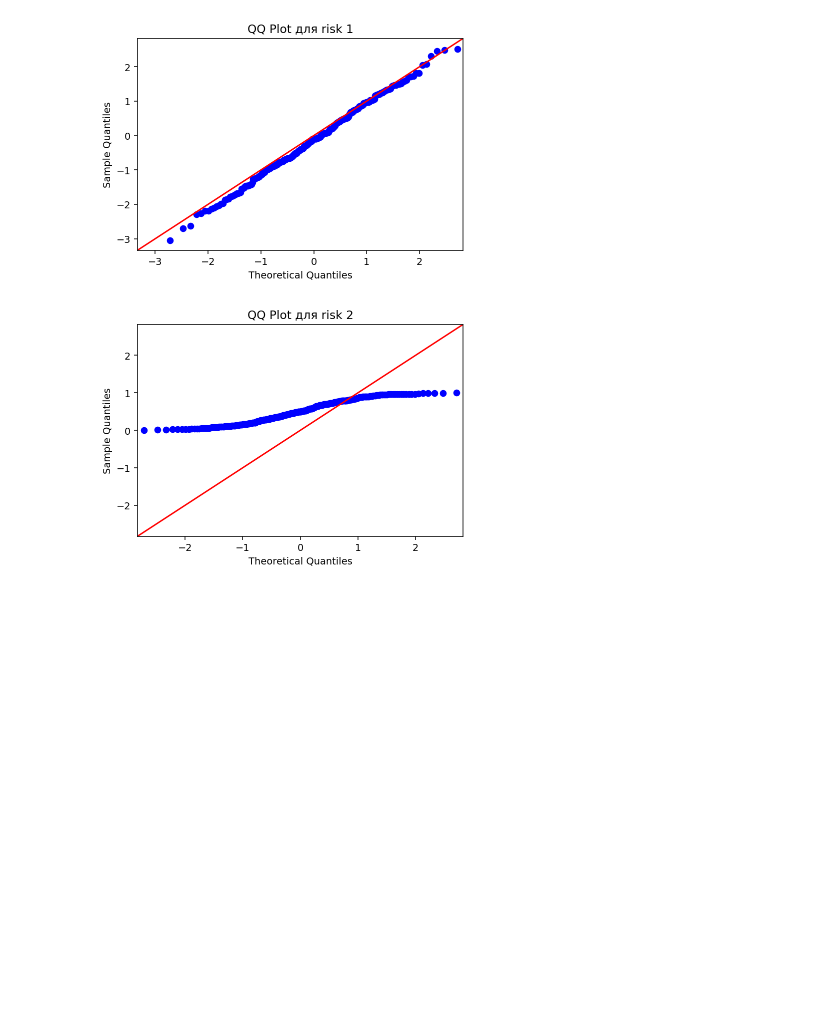
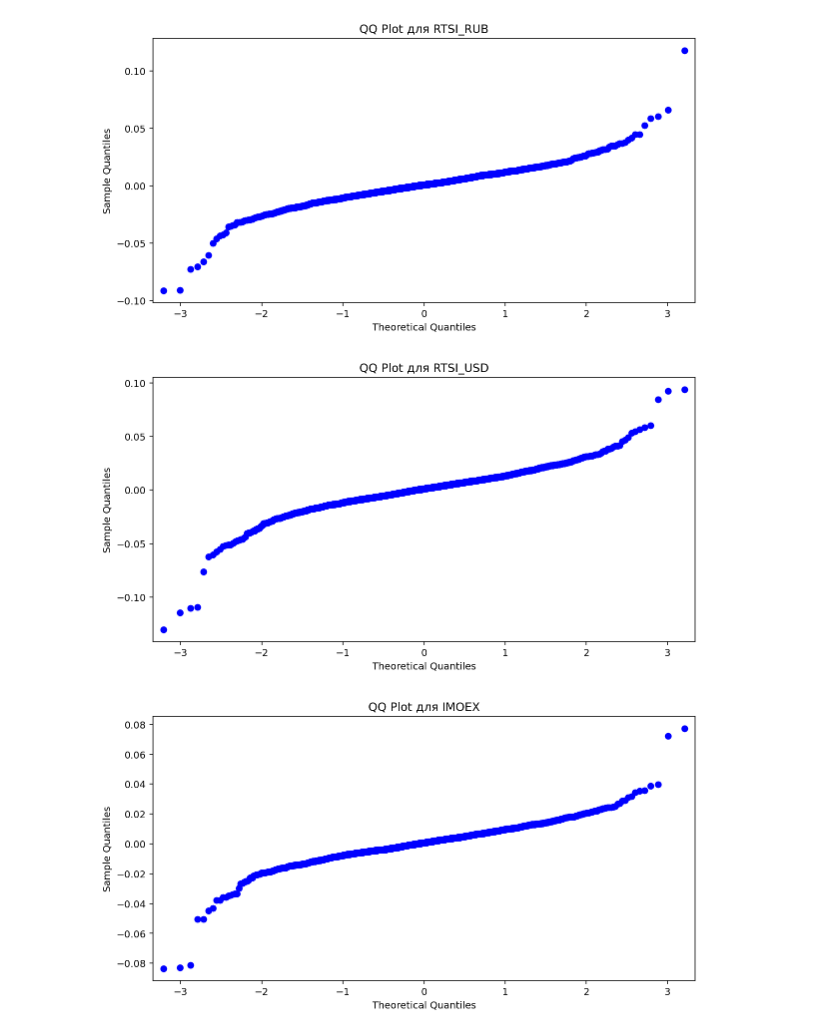
Before and after one commit to gaarutyunov/market-risk, a Jupyter notebook: notebooks/risks_visualizing.ipynb, the cells around one changed output. Drawn from its saved outputs; the diff is of its cells as text; code cells hidden in the pictures; blank space fills up the shorter version.

```diff
--- a/notebooks/risks_visualizing.ipynb
+++ b/notebooks/risks_visualizing.ipynb
@@ -5,5 +5,8 @@ import matplotlib.pyplot as plt
 import seaborn as sns
 %config InlineBackend.figure_format='retina'
 plt.rcParams["figure.dpi"] = 70
+plt.rcParams['figure.figsize'] = [10, 5]
+from pathlib import Path
+
 
 import statsmodels.api as sm
@@ -13,3 +20,36 @@ data = pd.DataFrame({'risk 1': np.random.normal(0, 1, 300),
+# %%
+_imoex_path = Path('..', 'data', 'index', 'history', 'IMOEX.csv')
+_rtsi_path = Path('..', 'data', 'index', 'history', 'RTSI.csv')
+_CB_rate_path = Path('..', 'data', 'credit_rate.csv')
+_indicative_rate_path = Path('..', 'data', 'RUB_ind.csv')
+# %%
+imoexDF = pd.read_csv(_imoex_path, index_col="TRADEDATE", usecols=["TRADEDATE", "CLOSE"])
+imoexDF.index = pd.to_datetime(imoexDF.index)
+
+rtsi_DF = pd.read_csv(_rtsi_path, usecols=["TRADEDATE", "CLOSE"])
+rtsi_DF.TRADEDATE = pd.to_datetime(rtsi_DF.TRADEDATE).apply(lambda x: x.date())
+rtsi_DF.set_index("TRADEDATE", inplace=True)
+rtsi_USD_df = rtsi_DF.copy()
+
+RUB_ind_rate = pd.read_csv(_indicative_rate_path).drop("#", axis=1)
+RUB_ind_rate.moment = pd.to_datetime(RUB_ind_rate.moment).apply(lambda x: x.date())
+RUB_ind_rate.set_index("moment", inplace=True)
+
+rtsi_DF = rtsi_DF.mul(RUB_ind_rate, fill_value=1)
+rtsi_DF["CLOSE"] = rtsi_DF["CLOSE"] * rtsi_DF["value"]
+rtsi_DF.drop("value", inplace=True, axis=1)
+rtsi_DF = rtsi_DF[~rtsi_DF.index.duplicated(keep='last')]
+rtsi_DF.index = pd.to_datetime(rtsi_DF.index)
+
+CB_rate_df = pd.read_csv(_CB_rate_path, sep="\t", names=["date", "rate"])
+CB_rate_df.rate = CB_rate_df.rate.str.replace(",", ".").astype(float)
+CB_rate_df.date = pd.to_datetime(CB_rate_df.date)
+CB_rate_df.set_index("date", inplace=True)
+# %%
+data = pd.DataFrame({'RTSI_RUB': rtsi_DF.pct_change()[1:].CLOSE,
+                     'RTSI_USD': rtsi_USD_df.pct_change()[1:].CLOSE,
+                     'IMOEX': imoexDF.pct_change()[1:].CLOSE})
+#                      'CB_rate': CB_rate_df.rate})
 # %%
 data.plot(title='Визуализация риск-факторов');
 # %% [output]
@@ -22,16 +67,17 @@ sns.heatmap(data.corr(), annot=True, cmap='coolwarm', vmin=-1);
 # %%
 import warnings
 
 for factor in data:
     with warnings.catch_warnings():
         warnings.filterwarnings("ignore")
-        sm.qqplot(data[factor], line='45')
+        sm.qqplot(data[factor])
 
     plt.title(f'QQ Plot для {factor}')
     plt.show()
 # %% [output]
-[figure, old version]
+[figure, new version]
-[figure, old version]
+[figure, new version]
+[figure, added]
 # %%
 for factor in data:
     x = range(data.shape[0])
```
Also changed, not shown: parts of 9 cells of this notebook.
